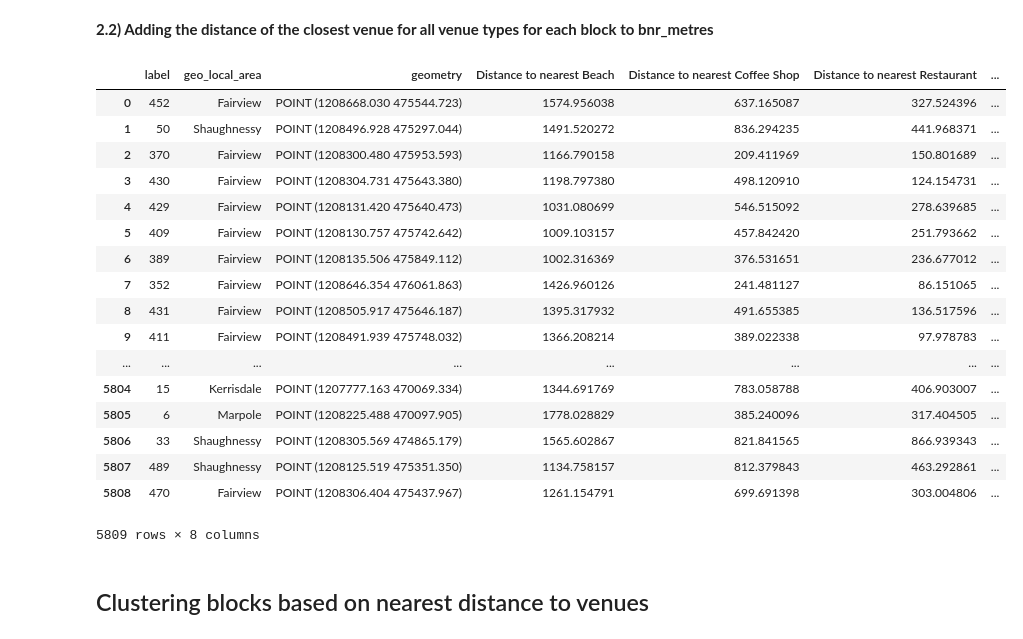
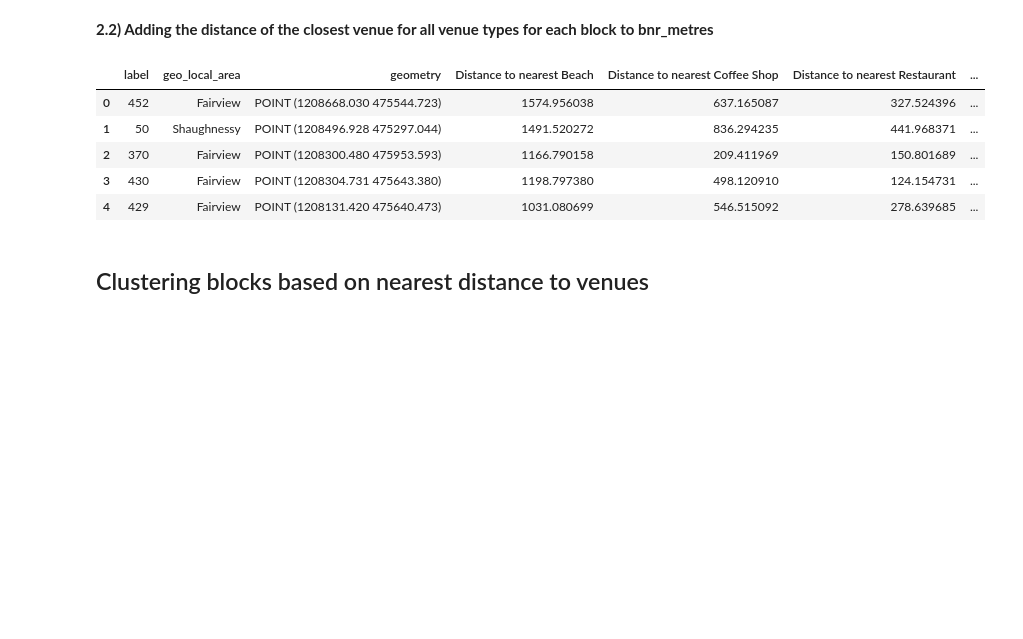
Before and after one commit to rainerotte/Coursera_Capstone, a Jupyter notebook: Applied_DS_Capstone.ipynb, the cells around one changed output. Saved outputs shown, nothing was run; the diff lists cells and outputs as text; code cells hidden in the pictures; blank space fills up the shorter version.

```diff
--- a/Applied_DS_Capstone.ipynb
+++ b/Applied_DS_Capstone.ipynb
@@ -437,7 +406,7 @@ category_selection = ['Beach', 'Boat or Ferry', 'Harbor / Marina', 'School', 'Do
                       'Eastern European Restaurant', 'Theme Park Ride / Attraction', 'Malay Restaurant',
                       'Portuguese Restaurant','North Indian Restaurant','Latin American Restaurant', 'Beer Garden',
                       'Soccer Field', 'Ethiopian Restaurant', 'Food Service', 'Fish & Chips Shop',
-                      'Caribbean Restaurant', 'Skate Park', 'Smoothie Shop', 'Food']
+                      'Caribbean Restaurant', 'Skate Park', 'Smoothie Shop', 'Food', 'Park']
 # %%
 #Removing categories that have been manually filtered out
 result_df_filtered = result_df_filtered[result_df_filtered['categories'].isin(category_selection)]
@@ -488,26 +457,14 @@ def nearest_venue(k):
 for i in range(0, len(venue_list)):
     bnr_metres['Distance to nearest '+venue_list[i]] = nearest_venue(i)
 # %%
-bnr_metres
+bnr_metres.head(5)
 # %% [output]
 |  | label | geo_local_area | geometry | Distance to nearest Beach | Distance to nearest Coffee Shop | Distance to nearest Restaurant | ... |
 | 0 | 452 | Fairview | POINT (1208668.030 475544.723) | 1574.956038 | 637.165087 | 327.524396 | ... |
 | 1 | 50 | Shaughnessy | POINT (1208496.928 475297.044) | 1491.520272 | 836.294235 | 441.968371 | ... |
 | 2 | 370 | Fairview | POINT (1208300.480 475953.593) | 1166.790158 | 209.411969 | 150.801689 | ... |
 | 3 | 430 | Fairview | POINT (1208304.731 475643.380) | 1198.797380 | 498.120910 | 124.154731 | ... |
 | 4 | 429 | Fairview | POINT (1208131.420 475640.473) | 1031.080699 | 546.515092 | 278.639685 | ... |
-| 5 | 409 | Fairview | POINT (1208130.757 475742.642) | 1009.103157 | 457.842420 | 251.793662 | ... |
-| 6 | 389 | Fairview | POINT (1208135.506 475849.112) | 1002.316369 | 376.531651 | 236.677012 | ... |
-| 7 | 352 | Fairview | POINT (1208646.354 476061.863) | 1426.960126 | 241.481127 | 86.151065 | ... |
-| 8 | 431 | Fairview | POINT (1208505.917 475646.187) | 1395.317932 | 491.655385 | 136.517596 | ... |
-| 9 | 411 | Fairview | POINT (1208491.939 475748.032) | 1366.208214 | 389.022338 | 97.978783 | ... |
-| ... | ... | ... | ... | ... | ... | ... | ... |
-| 5804 | 15 | Kerrisdale | POINT (1207777.163 470069.334) | 1344.691769 | 783.058788 | 406.903007 | ... |
-| 5805 | 6 | Marpole | POINT (1208225.488 470097.905) | 1778.028829 | 385.240096 | 317.404505 | ... |
-| 5806 | 33 | Shaughnessy | POINT (1208305.569 474865.179) | 1565.602867 | 821.841565 | 866.939343 | ... |
-| 5807 | 489 | Shaughnessy | POINT (1208125.519 475351.350) | 1134.758157 | 812.379843 | 463.292861 | ... |
-| 5808 | 470 | Fairview | POINT (1208306.404 475437.967) | 1261.154791 | 699.691398 | 303.004806 | ... |
-5809 rows × 8 columns
 # %% [markdown]
 ## Clustering blocks based on nearest distance to venues
 # %%
```
Also changed, not shown: parts of 17 cells of this notebook.
